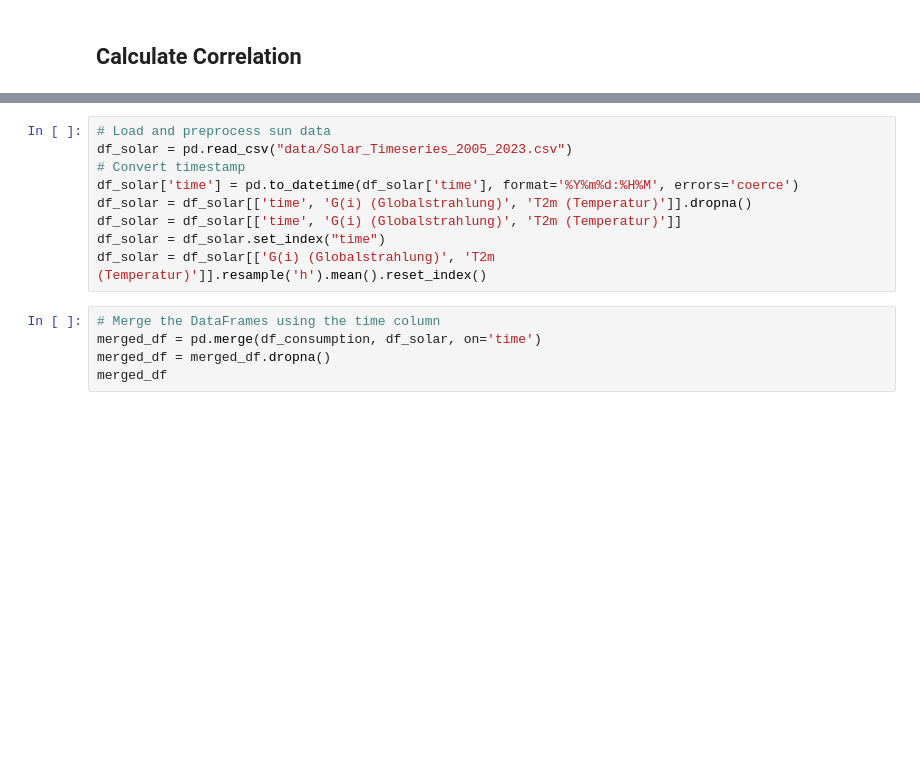
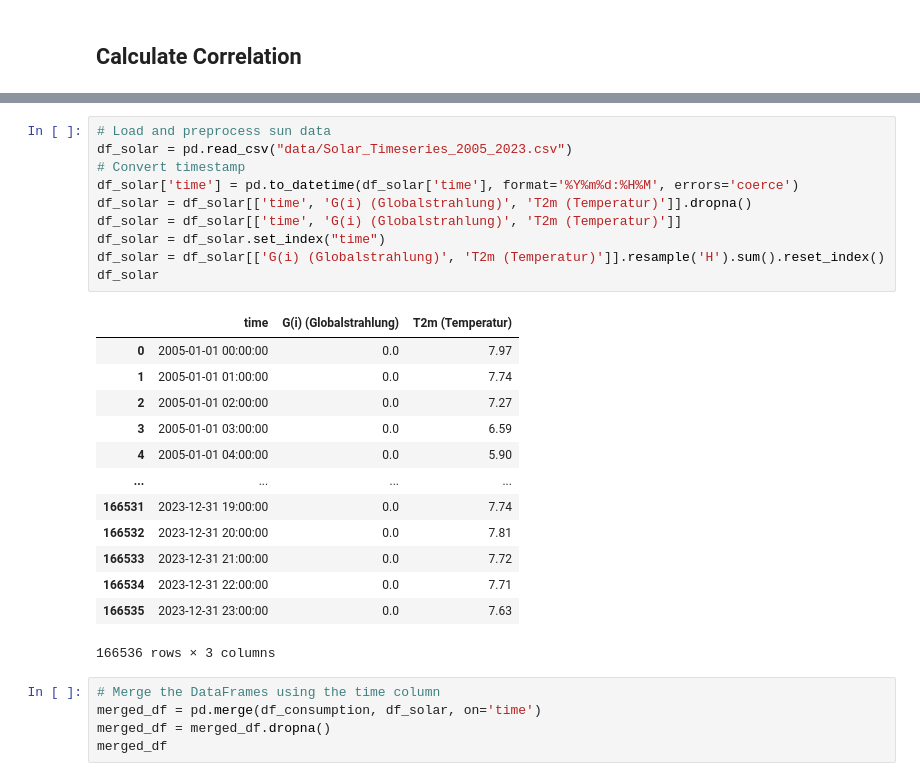
Before and after one commit to czwiessler/AMOProject, a Jupyter notebook: 04_MergeAndCopulas.ipynb, the cells around one changed output, grey strips where cells are left out. Cells and saved outputs as stored; diff of their text form; blank space fills up the shorter version.

```diff
--- a/04_MergeAndCopulas.ipynb
+++ b/04_MergeAndCopulas.ipynb
@@ -68,12 +86,27 @@ df_consumption['Global_active_power'] = df_consumption['Global_active_power']/60
 # %%
 # Load and preprocess sun data
 df_solar = pd.read_csv("data/Solar_Timeseries_2005_2023.csv")
 # Convert timestamp
 df_solar['time'] = pd.to_datetime(df_solar['time'], format='%Y%m%d:%H%M', errors='coerce')
 df_solar = df_solar[['time', 'G(i) (Globalstrahlung)', 'T2m (Temperatur)']].dropna()
 df_solar = df_solar[['time', 'G(i) (Globalstrahlung)', 'T2m (Temperatur)']]
 df_solar = df_solar.set_index("time")
-df_solar = df_solar[['G(i) (Globalstrahlung)', 'T2m (Temperatur)']].resample('h').mean().reset_index()
+df_solar = df_solar[['G(i) (Globalstrahlung)', 'T2m (Temperatur)']].resample('H').sum().reset_index()
+df_solar
+# %% [output]
+|  | time | G(i) (Globalstrahlung) | T2m (Temperatur) |
+| 0 | 2005-01-01 00:00:00 | 0.0 | 7.97 |
+| 1 | 2005-01-01 01:00:00 | 0.0 | 7.74 |
+| 2 | 2005-01-01 02:00:00 | 0.0 | 7.27 |
+| 3 | 2005-01-01 03:00:00 | 0.0 | 6.59 |
+| 4 | 2005-01-01 04:00:00 | 0.0 | 5.90 |
+| ... | ... | ... | ... |
+| 166531 | 2023-12-31 19:00:00 | 0.0 | 7.74 |
+| 166532 | 2023-12-31 20:00:00 | 0.0 | 7.81 |
+| 166533 | 2023-12-31 21:00:00 | 0.0 | 7.72 |
+| 166534 | 2023-12-31 22:00:00 | 0.0 | 7.71 |
+| 166535 | 2023-12-31 23:00:00 | 0.0 | 7.63 |
+166536 rows × 3 columns
 # %%
 # Merge the DataFrames using the time column
 merged_df = pd.merge(df_consumption, df_solar, on='time')
```
Also changed, not shown: parts of 14 cells of this notebook, 2 other files.
